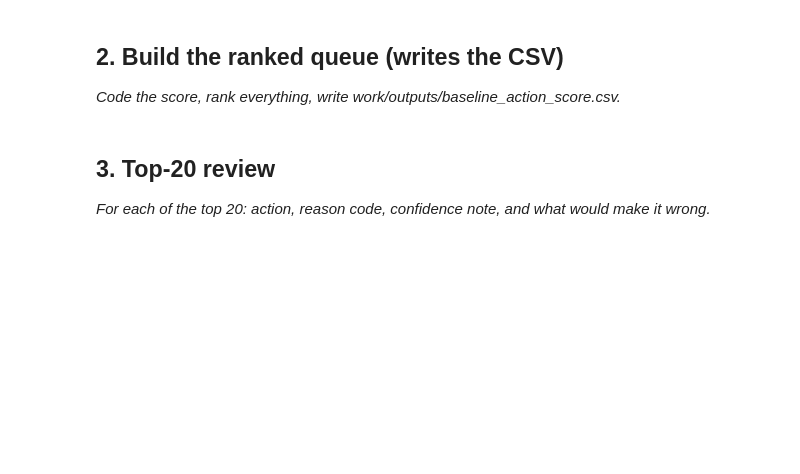
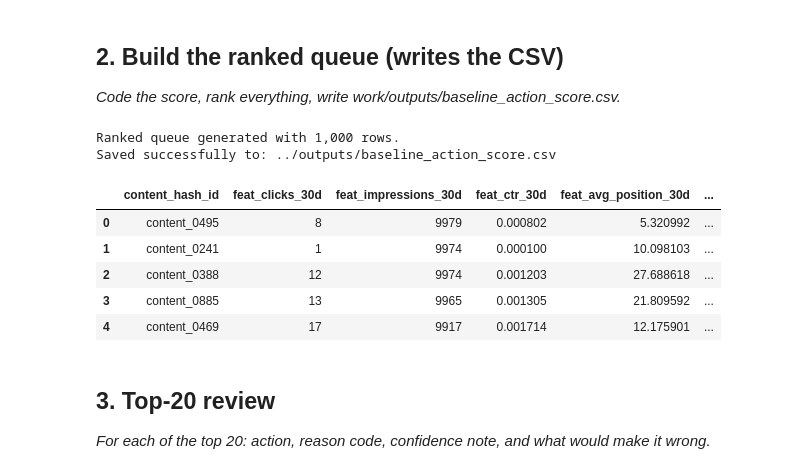
Before and after one commit to backlashblitz/flyrank-ml-internship, a Jupyter notebook: work/notebooks/w04_baseline_score.ipynb, the cells around one changed output. Drawn from its saved outputs; the diff is of its cells as text; code cells hidden in the pictures; blank space fills up the shorter version.

```diff
--- a/work/notebooks/w04_baseline_score.ipynb
+++ b/work/notebooks/w04_baseline_score.ipynb
@@ -23,3 +83,55 @@ This skeleton is yours to fill. Work the sections **in order** — each one has
+# %%
+# Build ranked queue SQL query
+q_baseline = """
+SELECT
+    content_hash_id,
+    feat_clicks_30d,
+    feat_impressions_30d,
+    feat_ctr_30d,
+    feat_avg_position_30d,
+    CASE
+        WHEN feat_impressions_30d > 5000 AND feat_ctr_30d < 0.002 THEN 90.0
+        WHEN feat_avg_position_30d BETWEEN 4.0 AND 10.0 AND feat_impressions_30d > 1000 THEN 75.0
+        WHEN feat_clicks_30d = 0 AND feat_impressions_30d > 500 THEN 50.0
+        ELSE 10.0
+    END AS action_score,
+    CASE
+        WHEN feat_impressions_30d > 5000 AND feat_ctr_30d < 0.002 THEN 'UNDERPERFORMING_CTR_HIGH_IMP'
+        WHEN feat_avg_position_30d BETWEEN 4.0 AND 10.0 AND feat_impressions_30d > 1000 THEN 'PAGE_ONE_STRIKING_DISTANCE'
+        WHEN feat_clicks_30d = 0 AND feat_impressions_30d > 500 THEN 'ZERO_CLICK_HIGH_EXPOSURE'
+        ELSE 'LOW_PRIORITY_STABLE'
+    END AS reason_code,
+    CASE
+        WHEN feat_impressions_30d > 5000 AND feat_ctr_30d < 0.002 THEN 'REWRITE_METAS_AND_TITLE'
+        WHEN feat_avg_position_30d BETWEEN 4.0 AND 10.0 AND feat_impressions_30d > 1000 THEN 'ADD_INTERNAL_LINKS'
+        WHEN feat_clicks_30d = 0 AND feat_impressions_30d > 500 THEN 'AUDIT_SEARCH_INTENT'
+        ELSE 'MONITOR'
+    END AS action_label
+FROM df_clean
+ORDER BY action_score DESC, feat_impressions_30d DESC;
+"""
+
+df_queue = con.sql(q_baseline).df()
+
+# Save output to outputs/ directory
+output_dir = "../outputs"
+os.makedirs(output_dir, exist_ok=True)
+csv_path = os.path.join(output_dir, "baseline_action_score.csv")
+df_queue.to_csv(csv_path, index=False)
+
+print(f"Ranked queue generated with {len(df_queue):,} rows.")
+print(f"Saved successfully to: {csv_path}")
+
+df_queue.head()
+# %% [output]
+Ranked queue generated with 1,000 rows.
+Saved successfully to: ../outputs/baseline_action_score.csv
+|  | content_hash_id | feat_clicks_30d | feat_impressions_30d | feat_ctr_30d | feat_avg_position_30d | ... |
+| 0 | content_0495 | 8 | 9979 | 0.000802 | 5.320992 | ... |
+| 1 | content_0241 | 1 | 9974 | 0.000100 | 10.098103 | ... |
+| 2 | content_0388 | 12 | 9974 | 0.001203 | 27.688618 | ... |
+| 3 | content_0885 | 13 | 9965 | 0.001305 | 21.809592 | ... |
+| 4 | content_0469 | 17 | 9917 | 0.001714 | 12.175901 | ... |
 # %% [markdown]
 ## 3. Top-20 review
 
```
Also changed, not shown: parts of 11 cells of this notebook.
